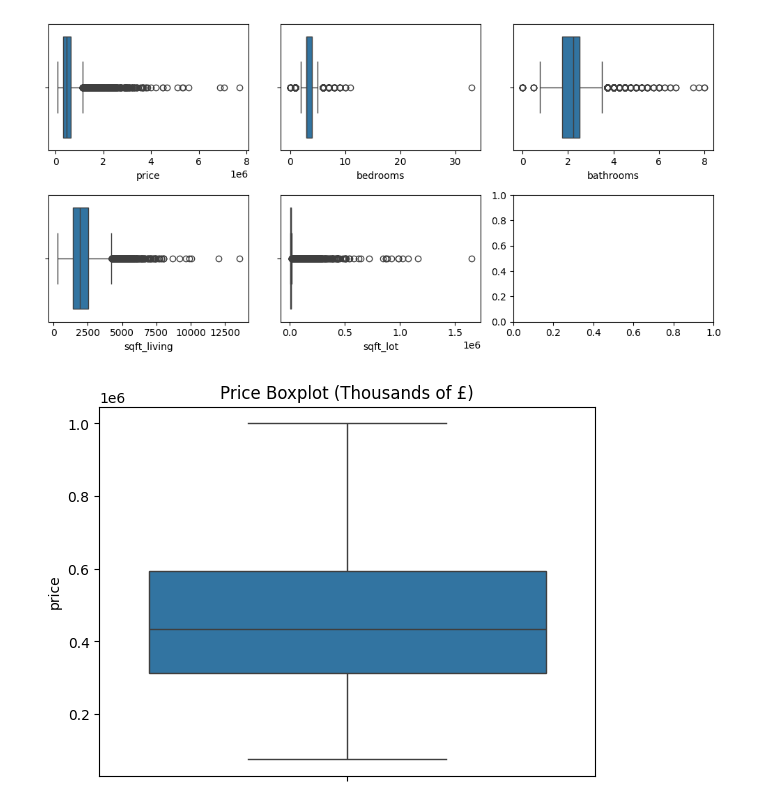
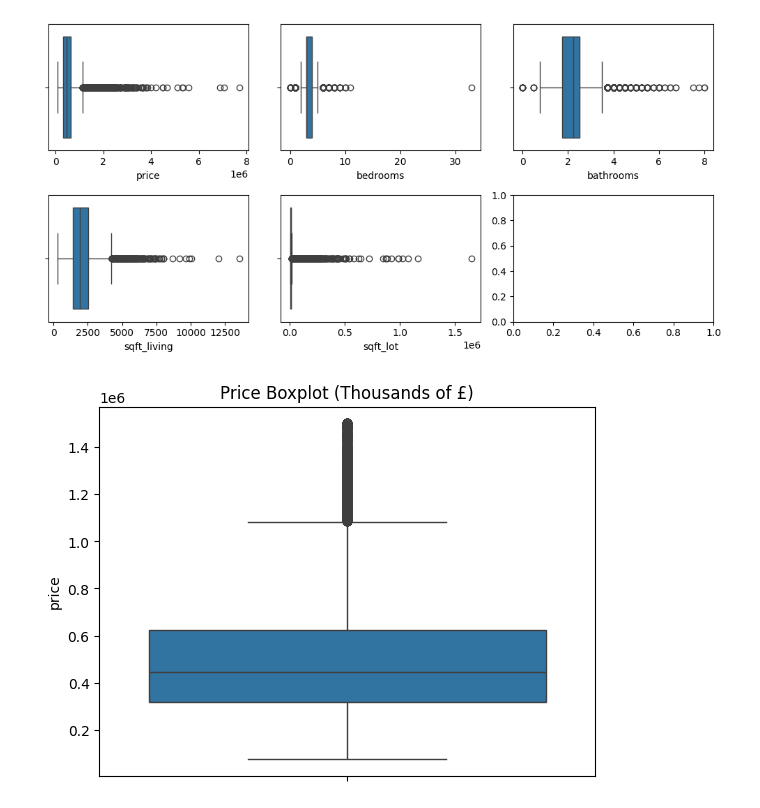
Before and after one commit to elliotb01/linear-regression-machine-learning, a Jupyter notebook: LinearRegression.ipynb, the cells around one changed output. Drawn from its saved outputs; the diff is of its cells as text; code cells hidden in the pictures.

```diff
--- a/LinearRegression.ipynb
+++ b/LinearRegression.ipynb
@@ -54,17 +54,17 @@ plt.tight_layout()
 # %%
 # Outlier Removal
 def removal_outliers(df, column, threshold):
   removed_outliers = df[df[column] <= threshold]
 
   sns.boxplot(removed_outliers[column])
   plt.title(f'Price Boxplot (Thousands of £)')
   plt.show()
   return removed_outliers
 
-threshold_value = 1e+006
+threshold_value = 1.5e+006
 no_outliers = removal_outliers(houses, 'price', threshold_value)
 # %% [output]
-[figure, old version]
+[figure, new version]
 # %%
 # Conversion Rate on Model
 learning_rate = 0.0001
```
